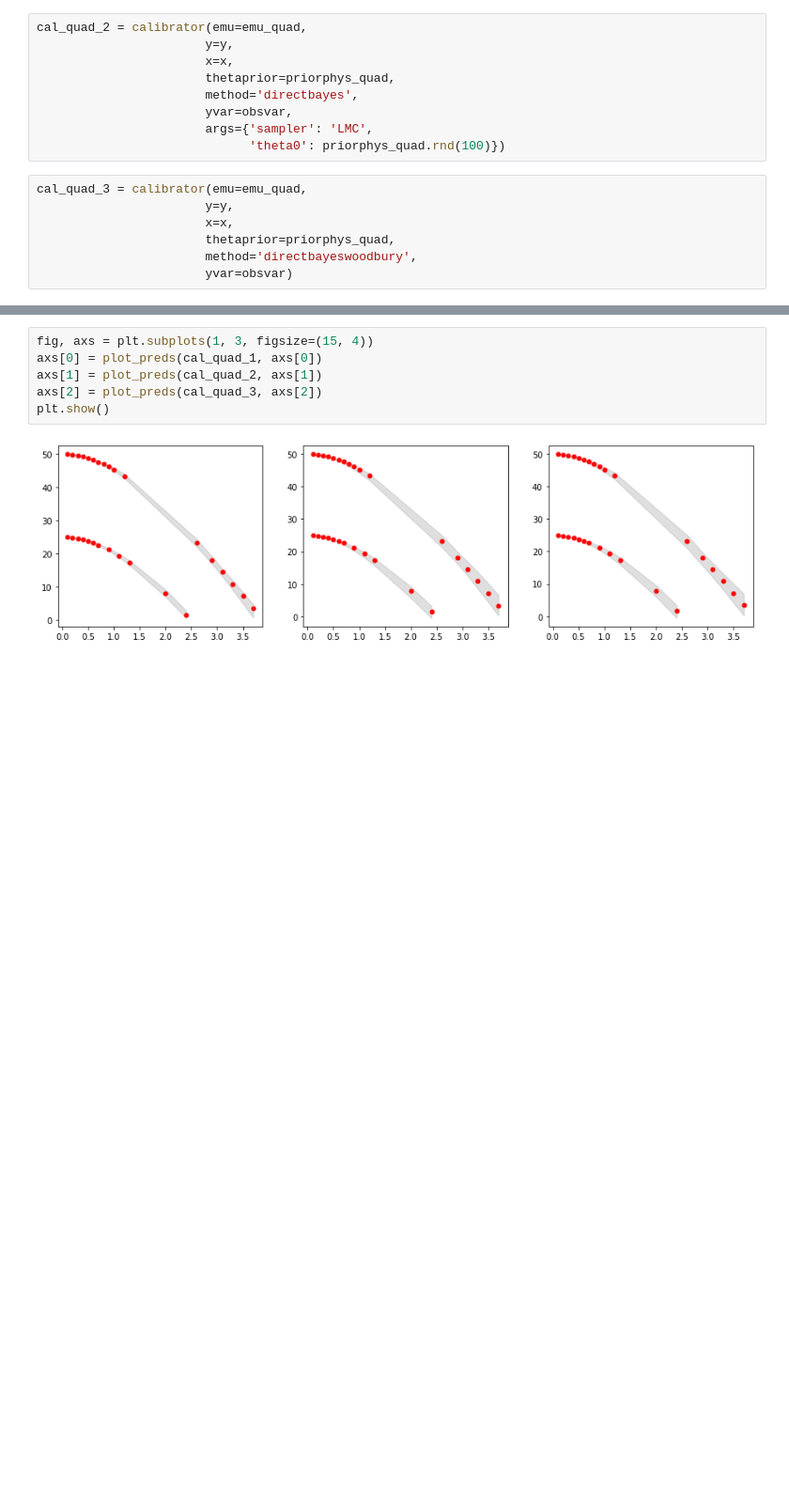
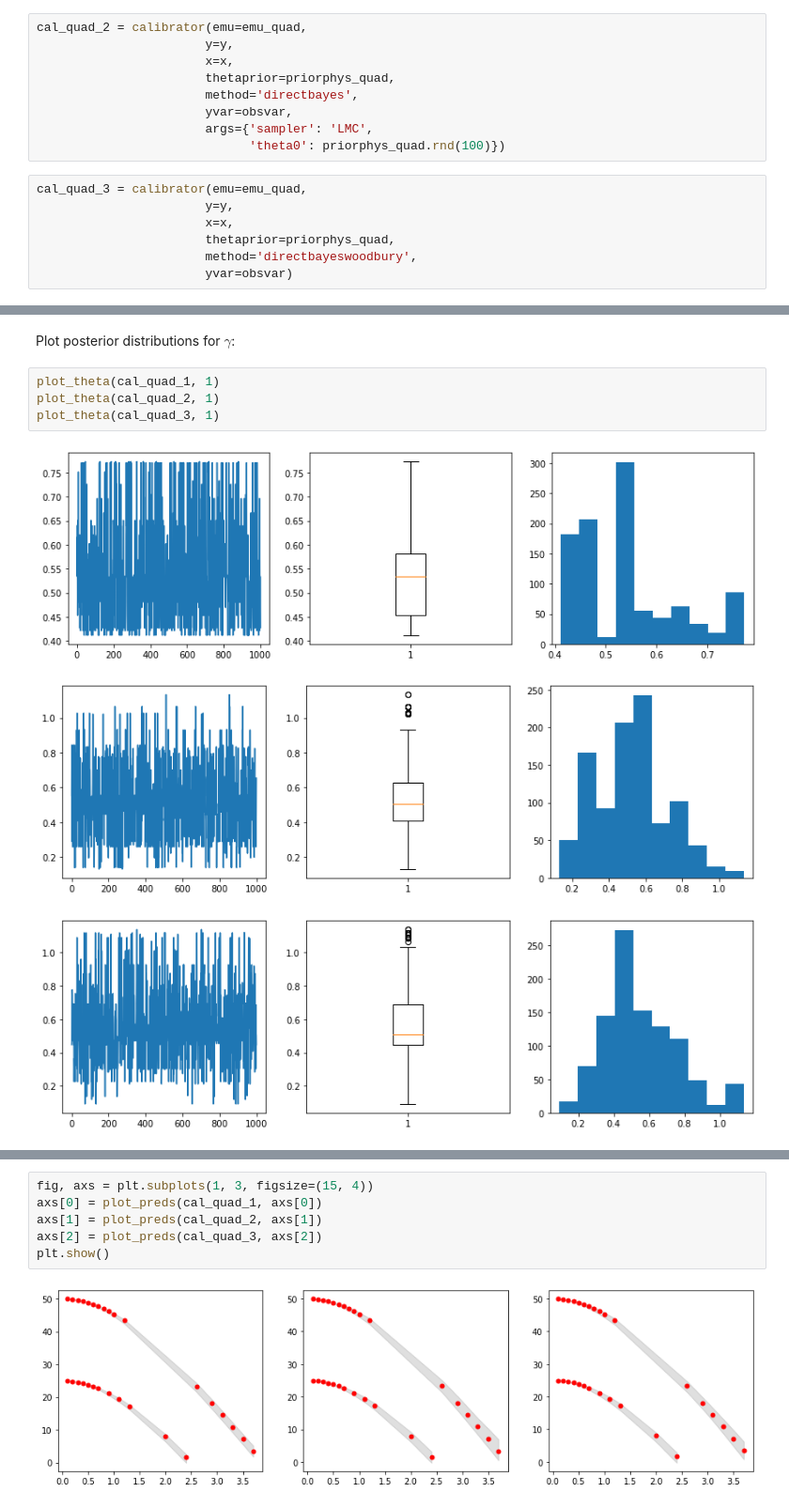
Before and after one commit to AlanSalgo1/BAND, a Jupyter notebook: BAND_Calibrator.ipynb, the cells around one changed output, grey strips where cells are left out. Shown at 94% size. Saved outputs shown, nothing was run; the diff lists cells and outputs as text; blank space fills up the shorter version.

```diff
--- a/BAND_Calibrator.ipynb
+++ b/BAND_Calibrator.ipynb
@@ -279,0 +317,10 @@ plot_theta(cal_quad_3, 0)
+# %% [markdown]
+Plot posterior distributions for $\gamma$:
+# %%
+plot_theta(cal_quad_1, 1)
+plot_theta(cal_quad_2, 1)
+plot_theta(cal_quad_3, 1)
+# %% [output]
+[figure, added]
+[figure, added]
+[figure, added]
```
Also changed, not shown: parts of 12 cells of this notebook, 2 other files.
